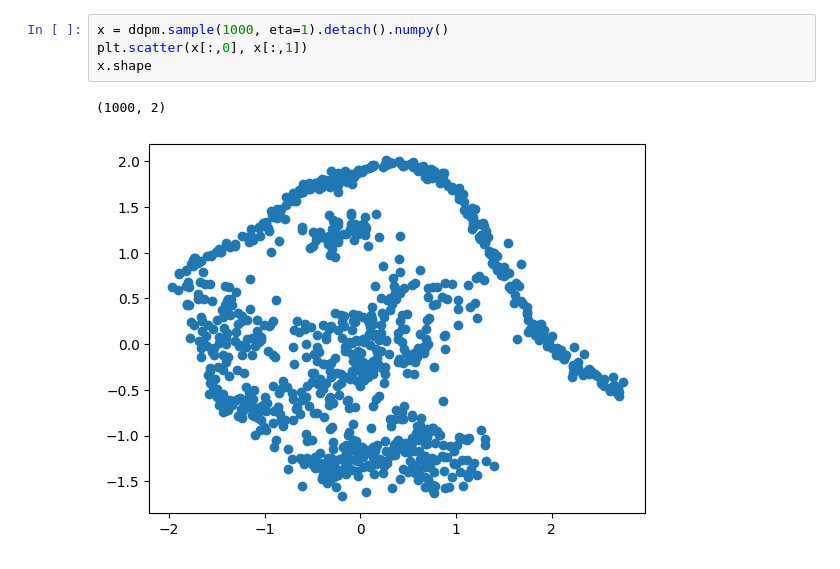
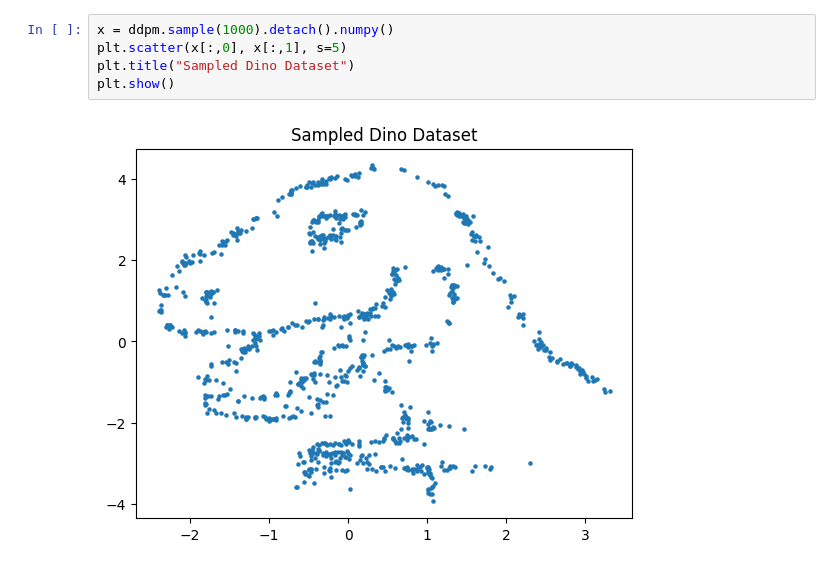
Before and after one commit to gaetannarozniak/monte-carlo-guided-diffusion, a Jupyter notebook: test_diffusion.ipynb, the cells around one changed output. Drawn from its saved outputs; the diff is of its cells as text.

```diff
--- a/test_diffusion.ipynb
+++ b/test_diffusion.ipynb
@@ -37,7 +100,7 @@ ddpm.train(loader, 20000)
 # %%
-x = ddpm.sample(1000, eta=1).detach().numpy()
-plt.scatter(x[:,0], x[:,1])
-x.shape
+x = ddpm.sample(1000).detach().numpy()
+plt.scatter(x[:,0], x[:,1], s=5)
+plt.title("Sampled Dino Dataset")
+plt.show()
 # %% [output]
-(1000, 2)
-[figure, old version]
+[figure, new version]
```
Also changed, not shown: parts of 8 cells of this notebook, 6 other files.
